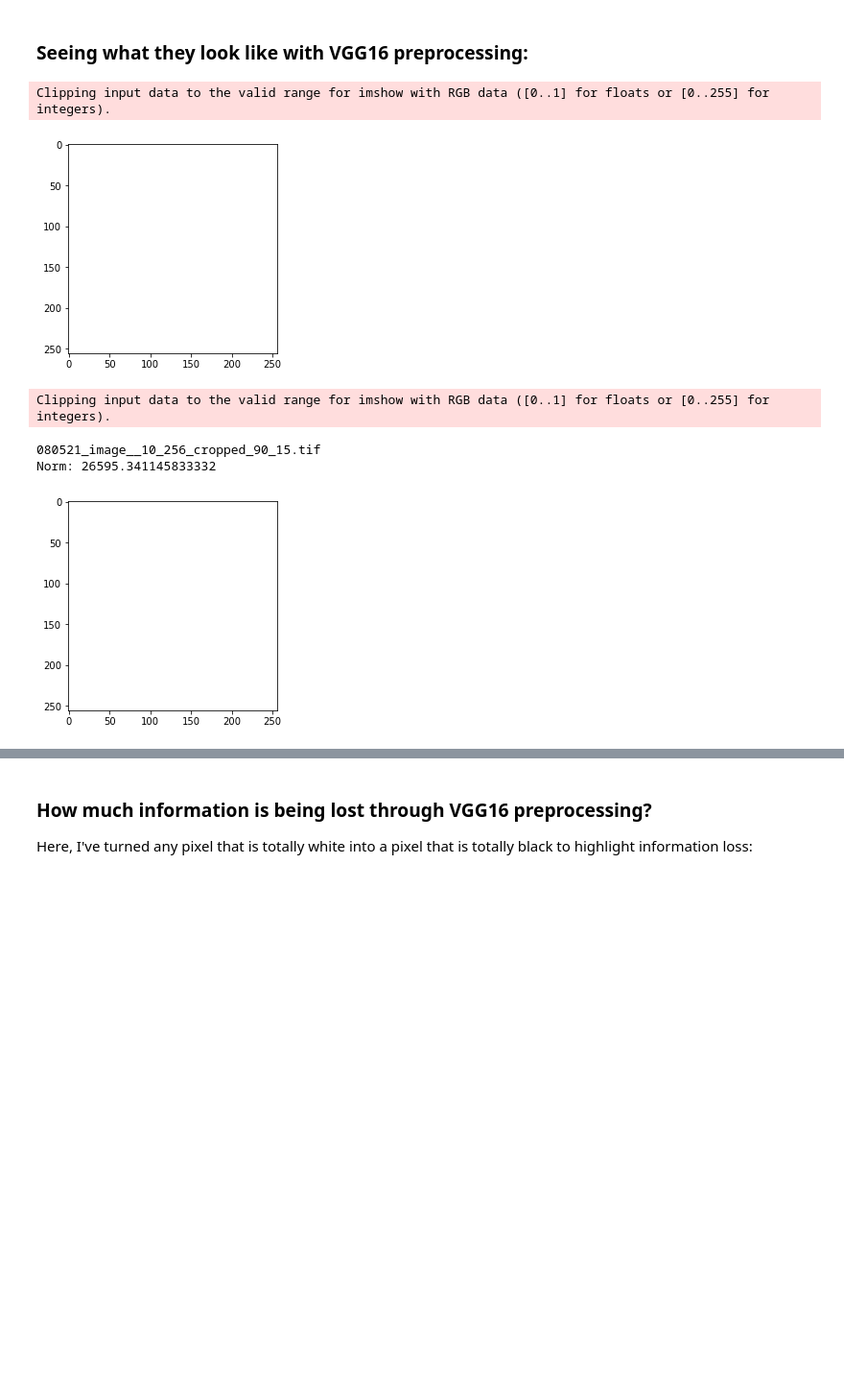
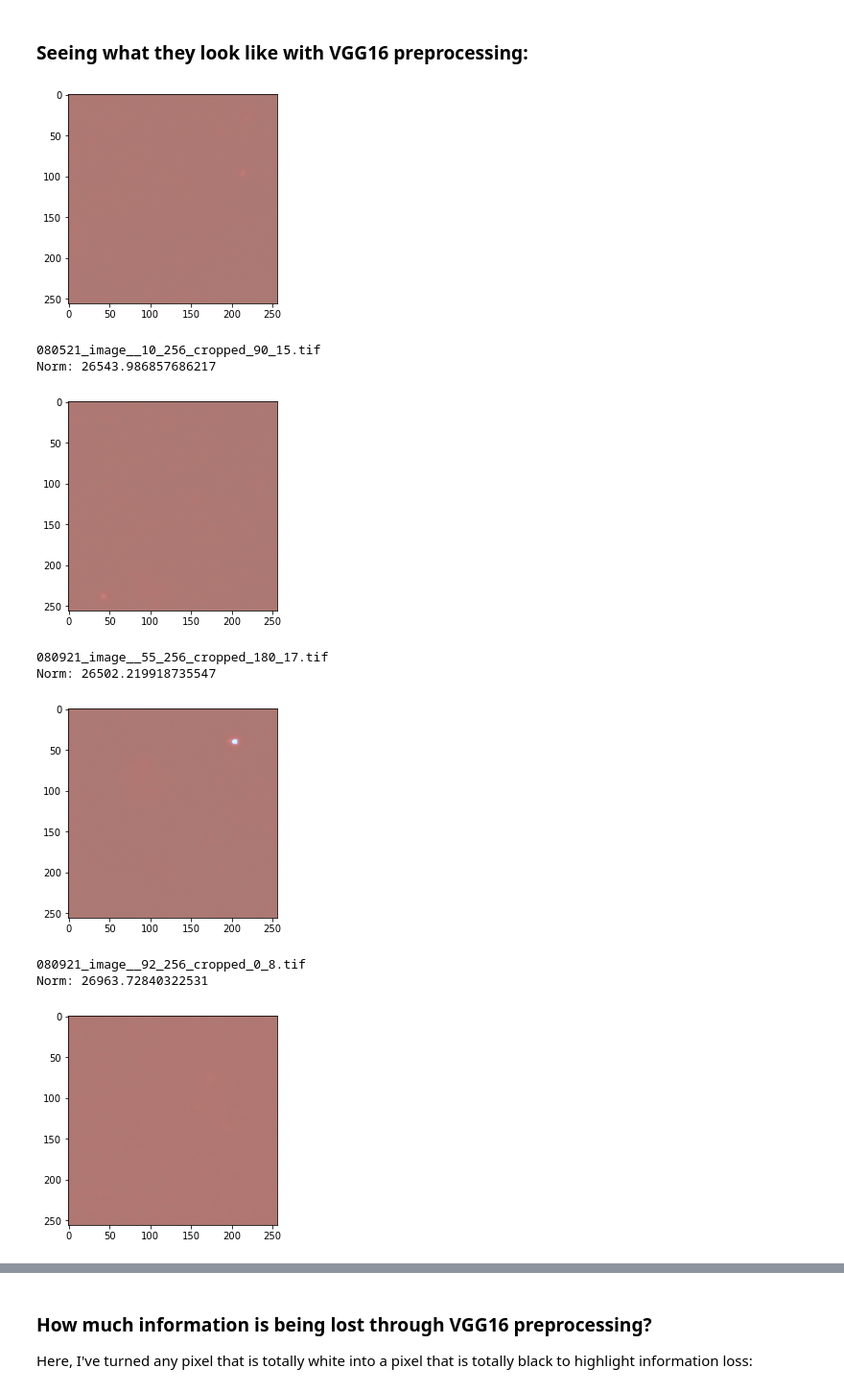
Before and after one commit to johnmays/inline-paint-manufacturing-machine-learning, a Jupyter notebook: still_paint/Post-Hinc/looking_at_preprocessing.ipynb, the cells around one changed output, grey strips where cells are left out. Shown at 96% size. Drawn from its saved outputs; the diff is of its cells as text; code cells hidden in the pictures; blank space fills up the shorter version.

```diff
--- a/still_paint/Post-Hinc/looking_at_preprocessing.ipynb
+++ b/still_paint/Post-Hinc/looking_at_preprocessing.ipynb
@@ -46,20 +50,25 @@ Norm: 49628.14201640033
 # %%
 os.chdir(source_directory)
 filenames = os.listdir(source_directory)
 for i in range(4):
     filename = filenames[i]
     img = imread(filename)
     img = vgg16.preprocess_input(img)
-    plt.imshow(img)
+    img = np.uint8(img)
+    plt.imshow(img, vmin=0, vmax=255)
     plt.show()
     imnorm = (np.linalg.norm(x=img[:, :, 0], ord='fro') + np.linalg.norm(x=img[:, :, 1], ord='fro') + np.linalg.norm(x=img[:, :, 2], ord='fro'))/3
     # imnorm = (np.linalg.norm(x=img[:, :, 0], ord='fro') + np.linalg.norm(x=img[:, :, 1], ord='fro') + np.linalg.norm(x=img[:, :, 2], ord='fro'))/((3/4)*np.size(img))
     print(filename)
     print("Norm: " + str(imnorm))
 # %% [output]
+[figure, new version]
-Clipping input data to the valid range for imshow with RGB data ([0..1] for floats or [0..255] for integers).
+080521_image__10_256_cropped_90_15.tif
+Norm: 26543.986857686217
-[figure, old version]
+[figure, new version]
-Clipping input data to the valid range for imshow with RGB data ([0..1] for floats or [0..255] for integers).
+080921_image__55_256_cropped_180_17.tif
+Norm: 26502.219918735547
+[figure, new version]
-080521_image__10_256_cropped_90_15.tif
-Norm: 26595.341145833332
+080921_image__92_256_cropped_0_8.tif
+Norm: 26963.72840322531
-[figure, old version]
+[figure, new version]
```
Also changed, not shown: parts of 11 cells of this notebook.
